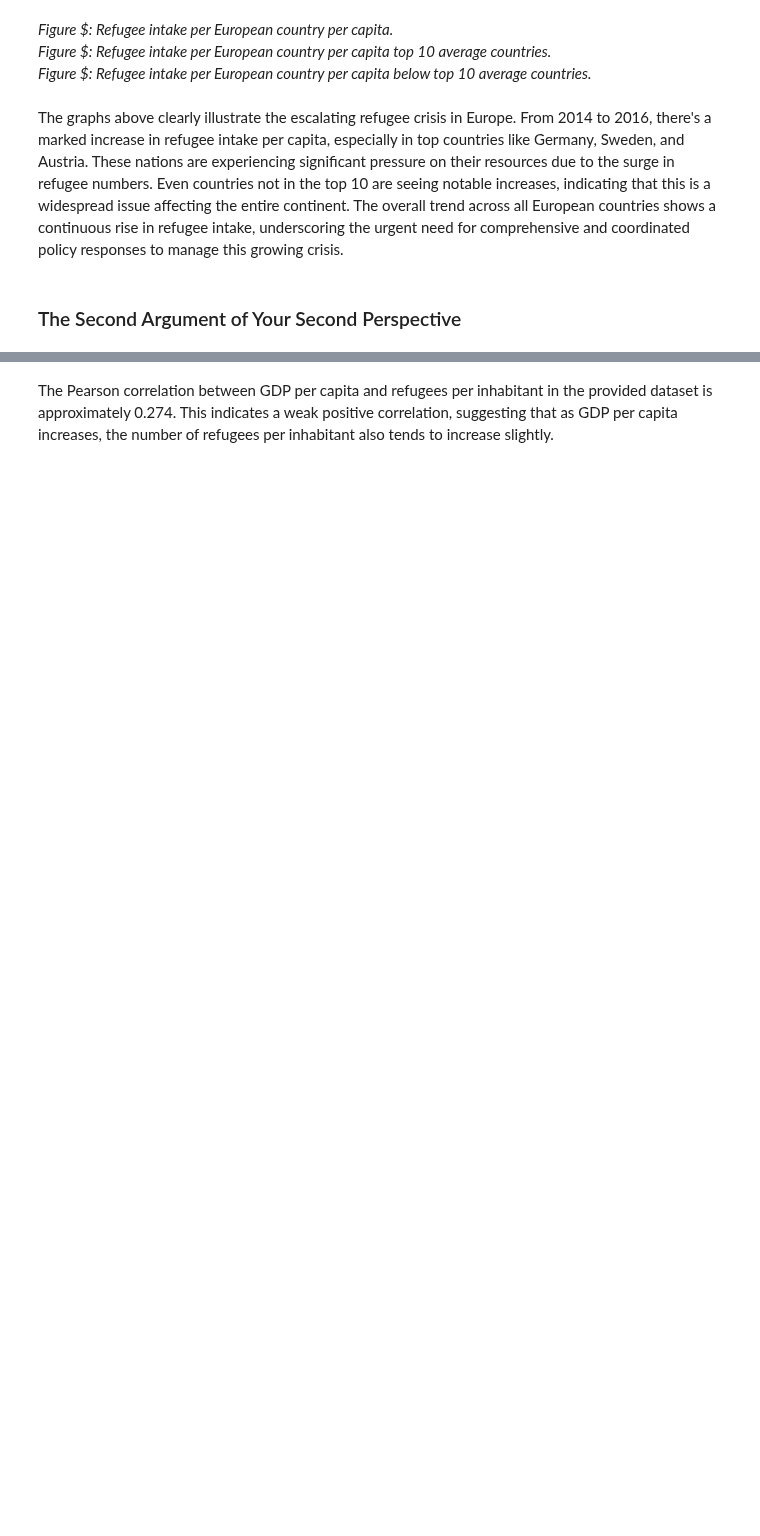
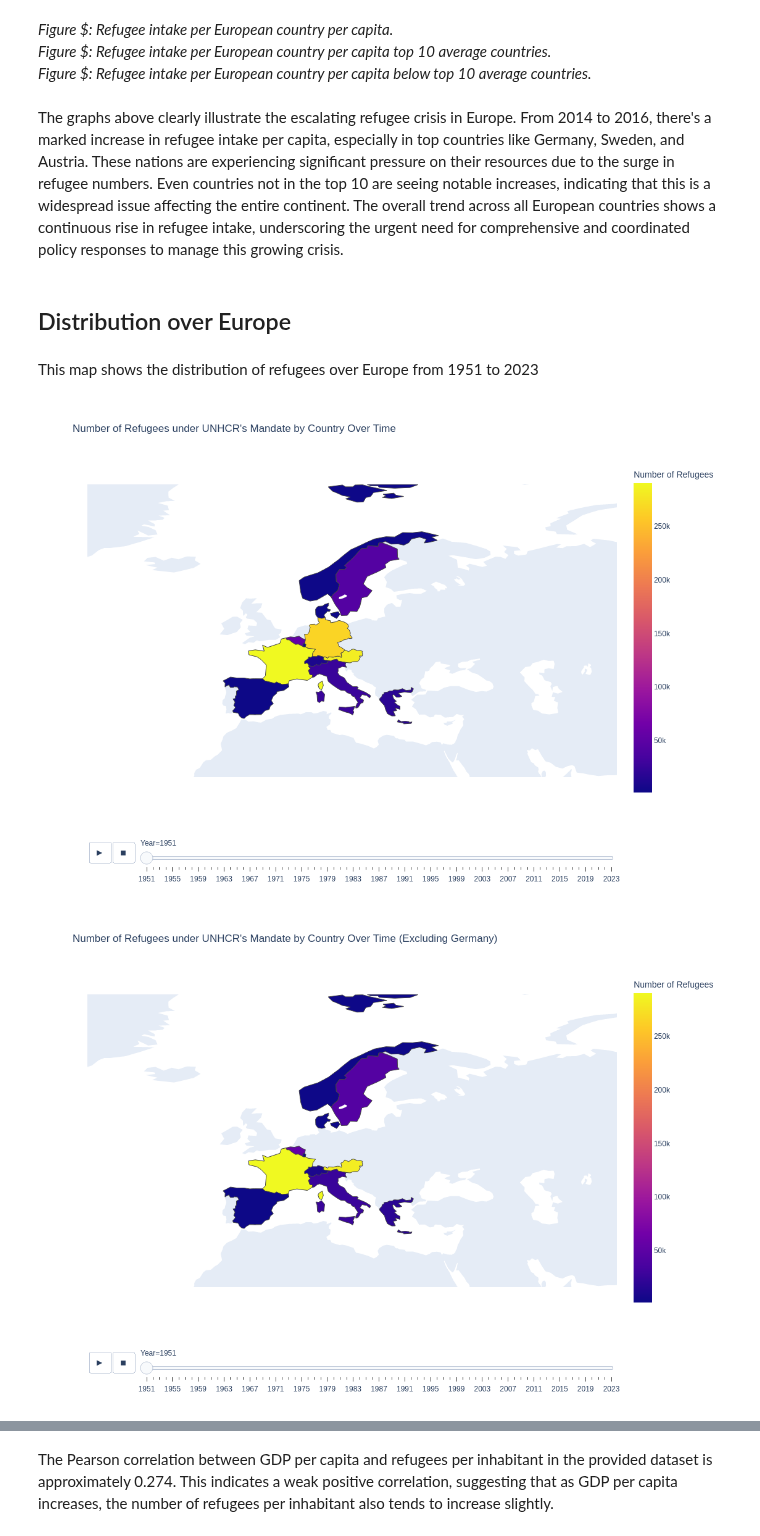
Before and after one commit to Nand-uva/InfoVis, a Jupyter notebook: docs/notebook.ipynb, the cells around one changed output, grey strips where cells are left out. Saved outputs shown, nothing was run; the diff lists cells and outputs as text; code cells hidden in the pictures; blank space fills up the shorter version.

```diff
--- a/docs/notebook.ipynb
+++ b/docs/notebook.ipynb
@@ -281,5 +249,76 @@ plt.show()
 # %% [markdown]
 
 The graphs above clearly illustrate the escalating refugee crisis in Europe. From 2014 to 2016, there's a marked increase in refugee intake per capita, especially in top countries like Germany, Sweden, and Austria. These nations are experiencing significant pressure on their resources due to the surge in refugee numbers. Even countries not in the top 10 are seeing notable increases, indicating that this is a widespread issue affecting the entire continent. The overall trend across all European countries shows a continuous rise in refugee intake, underscoring the urgent need for comprehensive and coordinated policy responses to manage this growing crisis.
-# %% [markdown]
-### The Second Argument of Your Second Perspective
+# %% [markdown]
+## Distribution over Europe
+# %% [markdown]
+This map shows the distribution of refugees over Europe from 1951 to 2023
+# %%
+file_path = 'DataSets/UN_European_Countries_Refugee_Data.csv'
+df = pd.read_csv(file_path)
+
+agg_df = df.groupby(['Year', 'Country of asylum', 'Country of asylum (ISO)'])['Refugees under UNHCR\'s mandate'].sum().reset_index()
+
+fig = px.choropleth(
+    agg_df,
+    locations="Country of asylum (ISO)",
+    color="Refugees under UNHCR's mandate",
+    hover_name="Country of asylum",
+    animation_frame="Year",
+    color_continuous_scale=px.colors.sequential.Plasma,
+    title="Number of Refugees under UNHCR's Mandate by Country Over Time",
+    labels={'Refugees under UNHCR\'s mandate': 'Number of Refugees'}
+)
+
+# Layout update
+fig.update_layout(
+    geo=dict(
+        showframe=False,
+        showcoastlines=False,
+        projection_type='equirectangular',
+        lataxis=dict(range=[25, 80]),
+        lonaxis=dict(range=[-35, 65])
+    ),
+    coloraxis_colorbar=dict(
+        title="Number of Refugees"
+    ),
+    width=1200,
+    height=800
+)
+
+fig.show()
+
+# Excluding germany
+df_excl_germany = df[df['Country of asylum'] != 'Germany']
+agg_df_excl_germany = df_excl_germany.groupby(['Year', 'Country of asylum', 'Country of asylum (ISO)'])['Refugees under UNHCR\'s mandate'].sum().reset_index()
+
+fig_excl_germany = px.choropleth(
+    agg_df_excl_germany,
+    locations="Country of asylum (ISO)",
+    color="Refugees under UNHCR's mandate",
+    hover_name="Country of asylum",
+    animation_frame="Year",
+    color_continuous_scale=px.colors.sequential.Plasma,
+    title="Number of Refugees under UNHCR's Mandate by Country Over Time (Excluding Germany)",
+    labels={'Refugees under UNHCR\'s mandate': 'Number of Refugees'}
+)
+
+fig_excl_germany.update_layout(
+    geo=dict(
+        showframe=False,
+        showcoastlines=False,
+        projection_type='equirectangular',
+        lataxis=dict(range=[25, 80]),
+        lonaxis=dict(range=[-35, 65])
+    ),
+    coloraxis_colorbar=dict(
+        title="Number of Refugees"
+    ),
+    width=1200,
+    height=800
+)
+
+fig_excl_germany.show()
+# %% [output]
+[figure, added]
+[figure, added]
```
Also changed, not shown: parts of 40 cells of this notebook.
